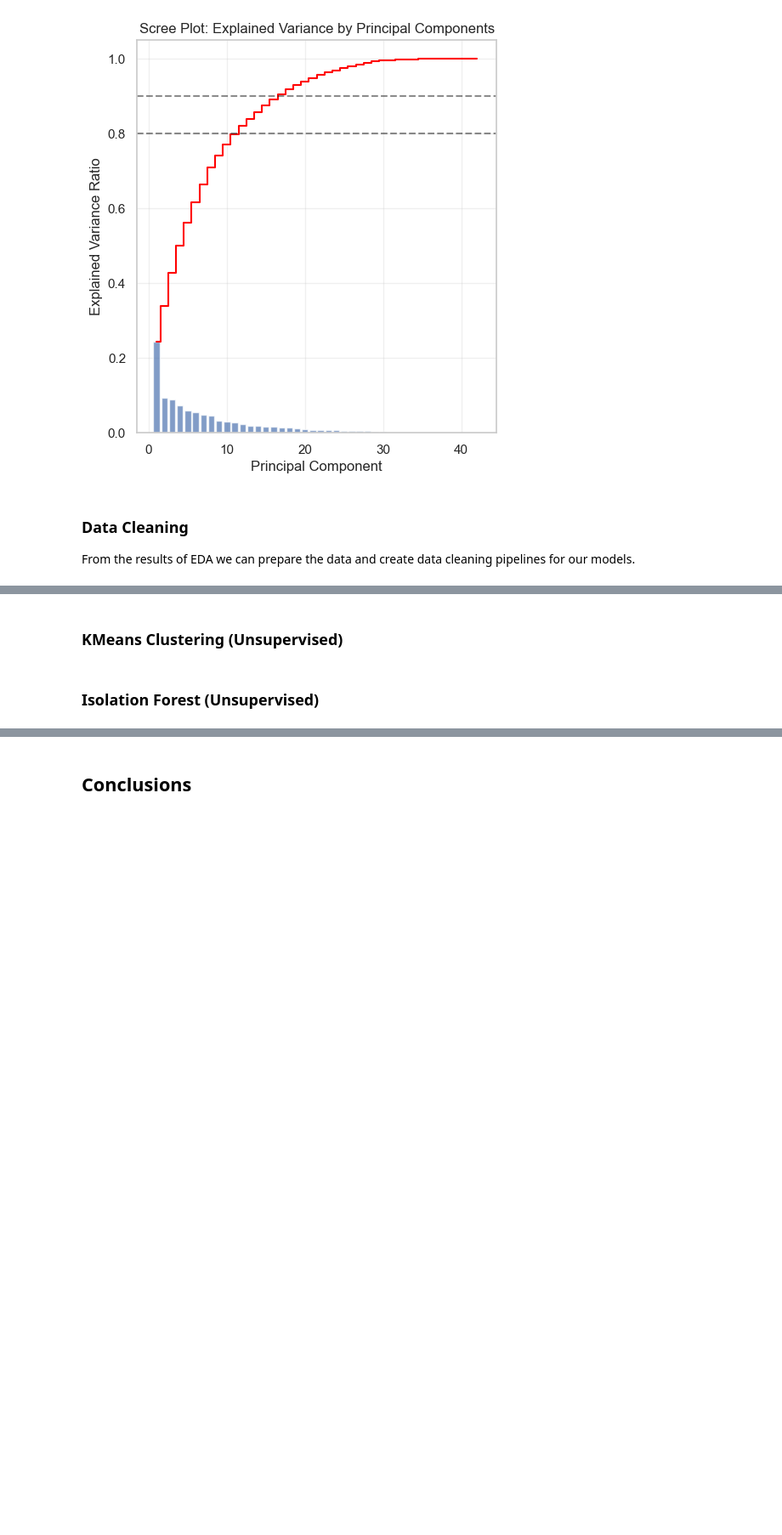
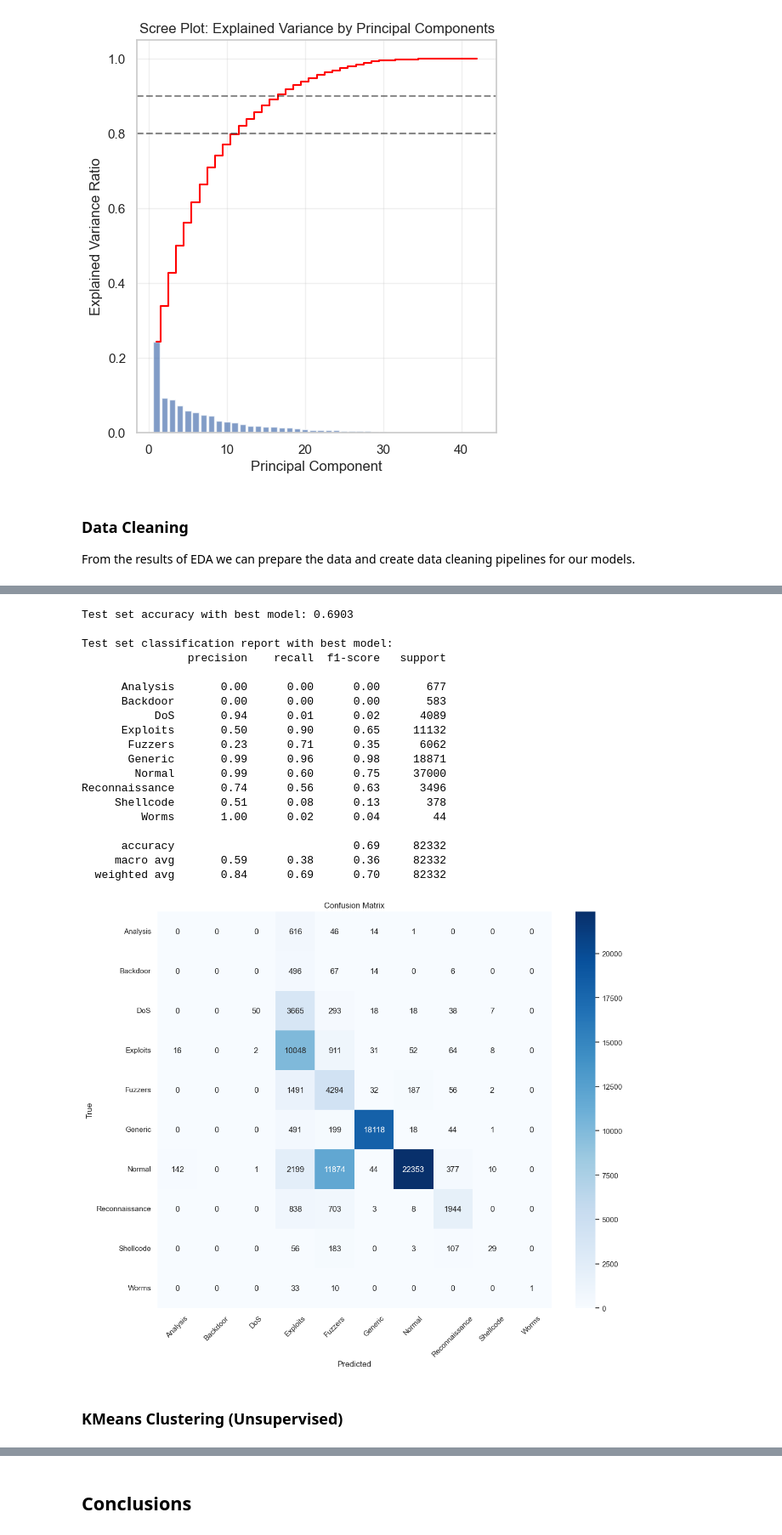
Before and after one commit to jollyjerr/network_anomaly_detection, a Jupyter notebook: project.ipynb, the cells around one changed output, grey strips where cells are left out. Shown: that part at 85% size. Saved outputs shown, nothing was run; the diff lists cells and outputs as text; code cells hidden in the pictures; blank space fills up the shorter version.

Commit message:
progress on models

```diff
--- a/project.ipynb
+++ b/project.ipynb
@@ -256,4 +322,52 @@ preprocessor = ColumnTransformer(
+# %%
+best_model = random_search.best_estimator_
+y_pred_best = best_model.predict(X_test)
+
+print(
+    "\nTest set accuracy with best model: {:.4f}".format(
+        accuracy_score(y_test_multiclass, y_pred_best)
+    )
+)
+print("\nTest set classification report with best model:")
+print(classification_report(y_test_multiclass, y_pred_best))
+
+plt.figure(figsize=(12, 10))
+cm = confusion_matrix(y_test_multiclass, y_pred_best)
+attack_categories = np.unique(np.concatenate([y_train_multiclass, y_test_multiclass]))
+sns.heatmap(
+    cm,
+    annot=True,
+    fmt="d",
+    cmap="Blues",
+    xticklabels=attack_categories,
+    yticklabels=attack_categories,
+)
+plt.title("Confusion Matrix")
+plt.xlabel("Predicted")
+plt.ylabel("True")
+plt.xticks(rotation=45)
+plt.tight_layout()
+plt.show()
+# %% [output]
+Test set accuracy with best model: 0.6903
+
+Test set classification report with best model:
+                precision    recall  f1-score   support
+
+      Analysis       0.00      0.00      0.00       677
+      Backdoor       0.00      0.00      0.00       583
+           DoS       0.94      0.01      0.02      4089
+      Exploits       0.50      0.90      0.65     11132
+       Fuzzers       0.23      0.71      0.35      6062
+       Generic       0.99      0.96      0.98     18871
+        Normal       0.99      0.60      0.75     37000
+Reconnaissance       0.74      0.56      0.63      3496
+     Shellcode       0.51      0.08      0.13       378
+         Worms       1.00      0.02      0.04        44
+
+      accuracy                           0.69     82332
+     macro avg       0.59      0.38      0.36     82332
+  weighted avg       0.84      0.69      0.70     82332
+[figure, added]
 # %% [markdown]
 ### KMeans Clustering (Unsupervised)
-# %% [markdown]
-### Isolation Forest (Unsupervised)
```
Also changed, not shown: parts of 6 cells of this notebook.
